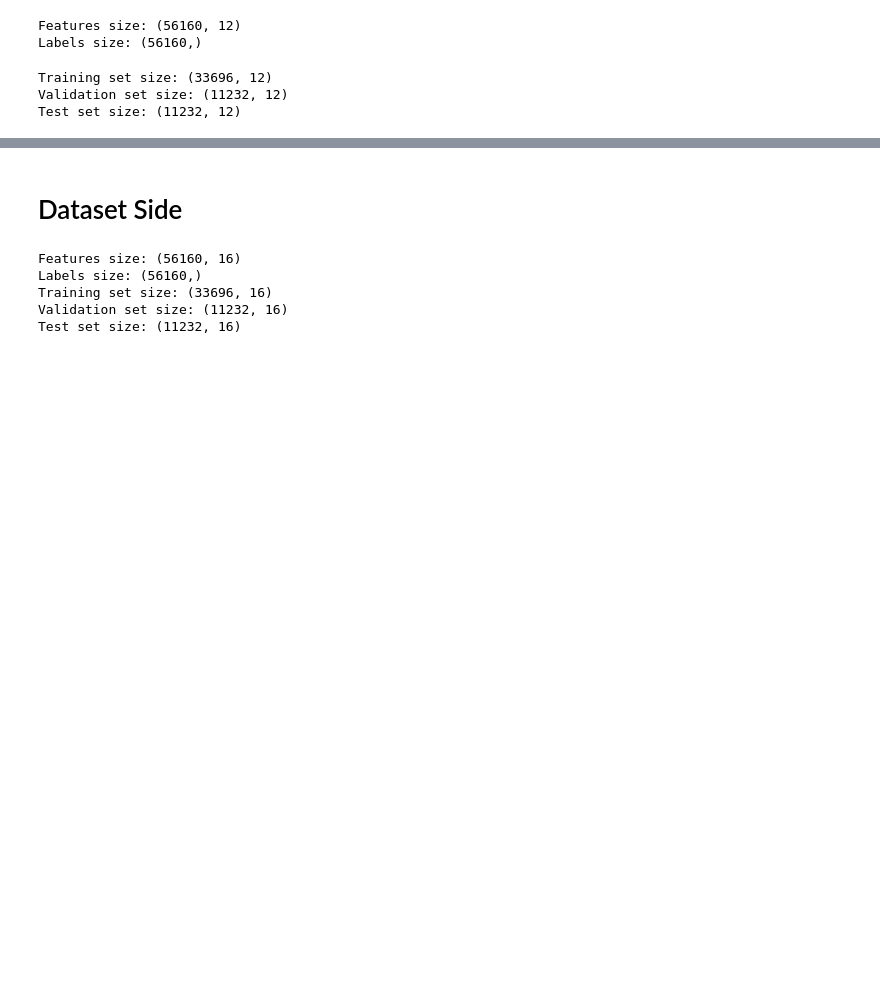
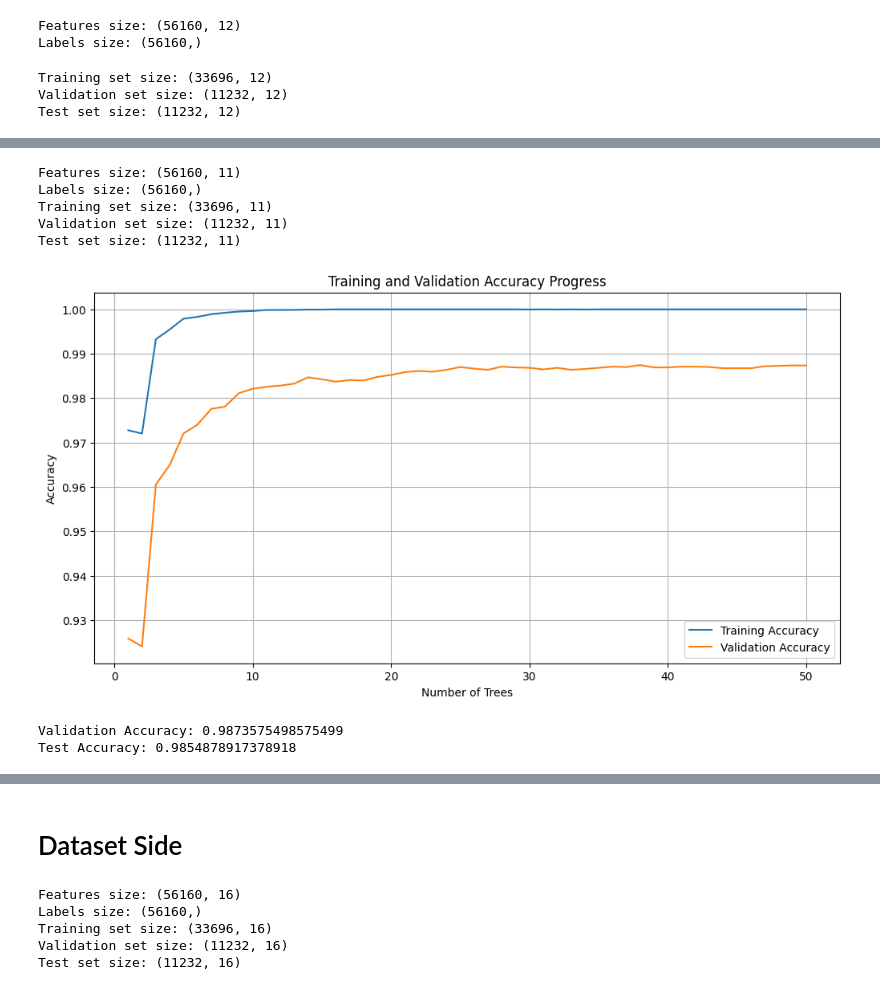
Before and after one commit to FucsikovaTereza/Research_Project, a Jupyter notebook: Random_forest.ipynb, the cells around one changed output, grey strips where cells are left out. Saved outputs shown, nothing was run; the diff lists cells and outputs as text; code cells hidden in the pictures; blank space fills up the shorter version.

```diff
--- a/Random_forest.ipynb
+++ b/Random_forest.ipynb
@@ -301,0 +304,67 @@ Test Accuracy: 0.9914529914529915
+# %%
+data_side = np.load('data_front_small.npz')
+W = data_side['matrix']
+v = data_side['labels']
+
+print("Features size:", W.shape)
+print("Labels size:", v.shape)
+
+# Split the data into training+validation and test sets (80% train+validation, 20% test)
+W_train_val, W_test, v_train_val, v_test = train_test_split(W, v, test_size=0.2, random_state=42)
+
+# Further split the training+validation set into training and validation sets (80% train, 20% validation)
+W_train, W_val, v_train, v_val = train_test_split(W_train_val, v_train_val, test_size=0.25, random_state=42)
+
+print("Training set size:", W_train.shape)
+print("Validation set size:", W_val.shape)
+print("Test set size:", W_test.shape)
+
+# Initialize the Random Forest model
+rf_model_small = RandomForestClassifier(n_estimators=50, random_state=42)
+
+# Lists to store accuracies
+train_accuracies_small = []
+val_accuracies_small = []
+
+# Train the model with progress bar and track accuracies
+for i in tqdm(range(1, rf_model_small.n_estimators + 1)):
+    rf_model_small.set_params(n_estimators=i)
+    rf_model_small.fit(W_train, v_train)
+
+    # Calculate training accuracy
+    v_train_pred = rf_model_small.predict(W_train)
+    train_accuracy_small = accuracy_score(v_train, v_train_pred)
+    train_accuracies_small.append(train_accuracy_small)
+
+    # Calculate validation accuracy
+    v_val_pred = rf_model_small.predict(W_val)
+    val_accuracy_small = accuracy_score(v_val, v_val_pred)
+    val_accuracies_small.append(val_accuracy_small)
+
+# Plotting the accuracies
+plt.figure(figsize=(12, 6))
+plt.plot(range(1, 51), train_accuracies_small, label='Training Accuracy')
+plt.plot(range(1, 51), val_accuracies_small, label='Validation Accuracy')
+plt.xlabel('Number of Trees')
+plt.ylabel('Accuracy')
+plt.title('Training and Validation Accuracy Progress')
+plt.legend()
+plt.grid(True)
+plt.show()
+
+print("Validation Accuracy:", val_accuracy_small)
+
+# Predict on the test set
+v_test_pred = rf_model_small.predict(W_test)
+# Calculate test accuracy
+test_accuracy_small = accuracy_score(v_test, v_test_pred)
+print("Test Accuracy:", test_accuracy_small)
+# %% [output]
+Features size: (56160, 11)
+Labels size: (56160,)
+Training set size: (33696, 11)
+Validation set size: (11232, 11)
+Test set size: (11232, 11)
+[figure, added]
+Validation Accuracy: 0.9873575498575499
+Test Accuracy: 0.9854878917378918
```
Also changed, not shown: parts of 9 cells of this notebook.
